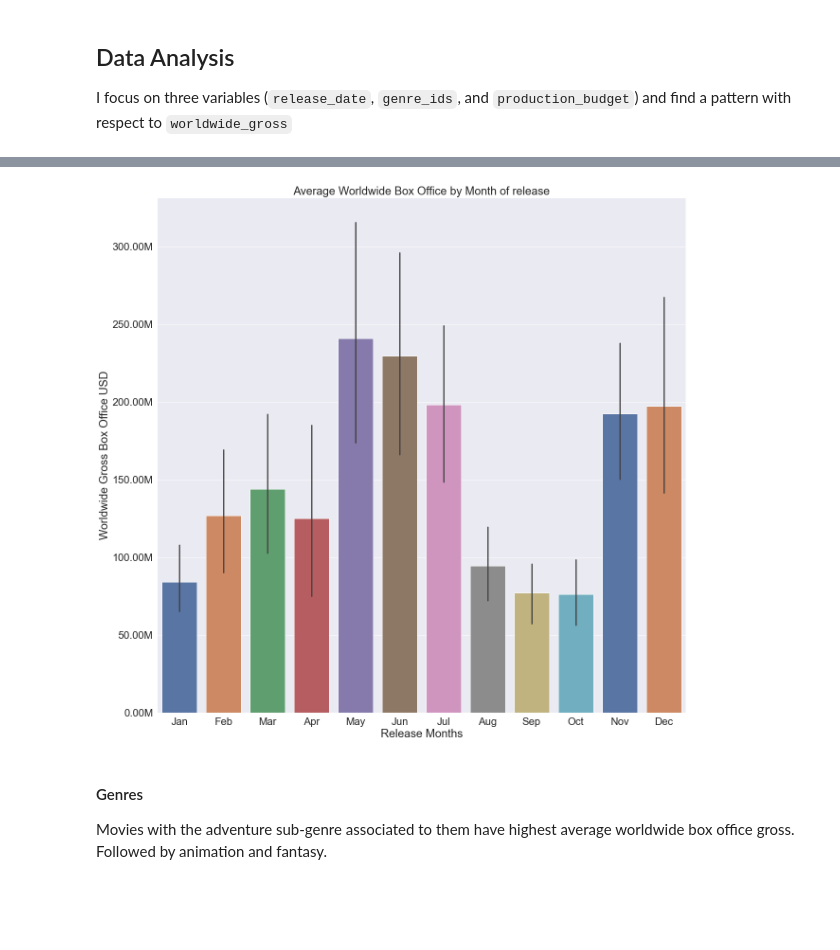
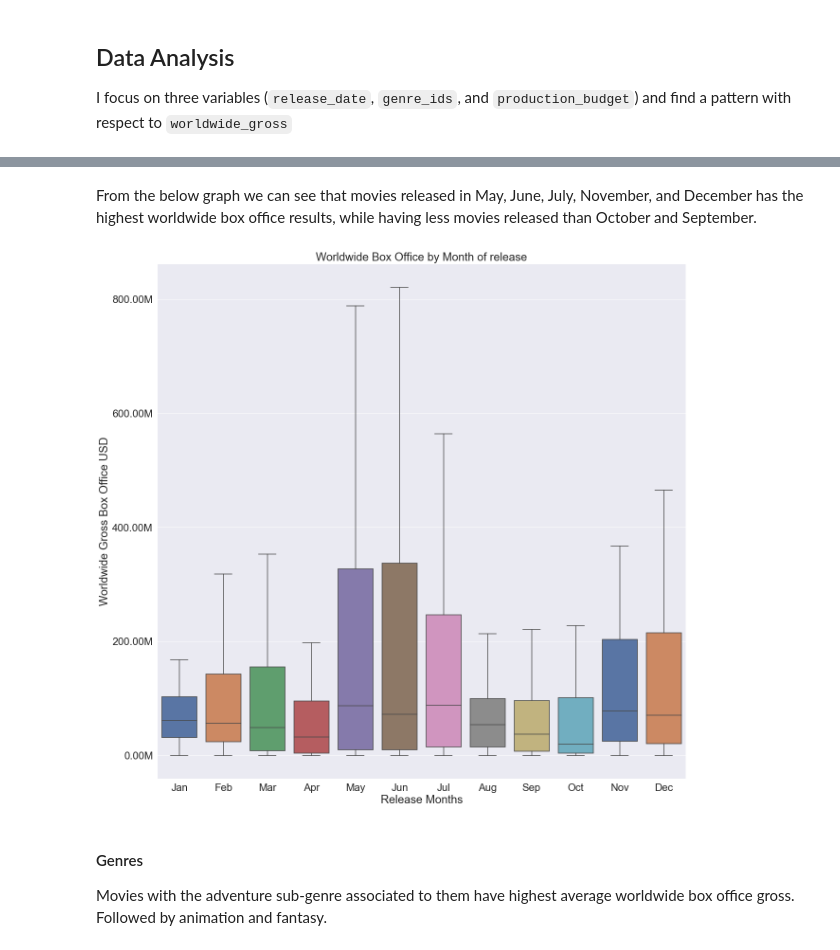
Before and after one commit to whyyoutoo/Microsoft-Movie_analysis-Project, a Jupyter notebook: dsc-phase1-project-template.ipynb, the cells around one changed output, grey strips where cells are left out. Saved outputs shown, nothing was run; the diff lists cells and outputs as text; code cells hidden in the pictures; blank space fills up the shorter version.

```diff
--- a/dsc-phase1-project-template.ipynb
+++ b/dsc-phase1-project-template.ipynb
@@ -106,12 +210,7 @@ For both datasets, I check for any duplicates and drop them if found. Unnecessar
 # %%
 # Drop uneccessary columns
 numdf = numdf.drop(columns = ['id', 'domestic_gross'])
+tmdf = tmdf.drop(columns = ['Unnamed: 0', 'original_language', 'title', 'popularity', 'vote_average' 'vote_count'])
-# %%
-# Drop uneccessary columns
-tmdf = tmdf.drop(columns = ['Unnamed: 0', 'original_language', 'title', 'popularity', 'vote_count'])
-
-# Drop duplicates by their unique TMDB ID
-tmdf = tmdf.drop_duplicates(subset = 'id', keep = 'first')
 # %%
 # Rename movie title column to same name
 numdf = numdf.rename(columns = {'movie': 'title'})
@@ -126,4 +225,0 @@ df = numdf.merge(tmdf, on = ['title', 'release_date'])
-# %%
-# Change datatype of worldwide and prodction from string to int
-df['production_budget'] = df['production_budget'].map(lambda x: int(x.strip('$').replace(',','')))
-df['worldwide_gross'] = df['worldwide_gross'].map(lambda x: int(x.strip('$').replace(',','')))
@@ -143,0 +310,8 @@ df['month'] = df['release_date'].dt.strftime('%b')
+# %%
+order_list = ['Jan', 'Feb', 'Mar', 'Apr', 'May', 'Jun', 'Jul', 'Aug', 'Sep', 'Oct', 'Nov', 'Dec']
+sns.set_style('darkgrid')
+sns.set(font_scale = 2)
+plt.figure(figsize = (10,10))
+ax = sns.barplot(x = rm.index, y = rm, order = order_list)
+ax.set_title('Number of movies released by month')
+ax.set(ylabel = 'Count');
@@ -144,16 +320,17 @@ df['month'] = df['release_date'].dt.strftime('%b')
+# %% [markdown]
+From the below graph we can see that movies released in May, June, July, November, and December has the highest worldwide box office results, while having less movies released than October and September.
 # %%
 # Seaborns barplot allows us to plot categorical data and show the mean value of each category.
 order_list = ['Jan', 'Feb', 'Mar', 'Apr', 'May', 'Jun', 'Jul', 'Aug', 'Sep', 'Oct', 'Nov', 'Dec']
 sns.set_style('darkgrid')
 sns.set(font_scale = 2)
 plt.figure(figsize = (20,20))
-ax = sns.barplot(x = 'month', y = 'worldwide_gross', data = df, palette = 'deep', order = order_list)
-ax.set_title('Average Worldwide Box Office by Month of release')
+ax = sns.boxplot(x = 'month', y = 'worldwide_gross', data = df, palette = 'deep', showfliers = False, order = order_list)
+ax.set_title('Worldwide Box Office by Month of release')
 ax.set(xlabel = 'Release Months', ylabel = 'Worldwide Gross Box Office USD')
 ax.yaxis.set_major_formatter(ticker.FuncFormatter(lambda x, pos: '{:,.2f}'.format(x/1000000) + 'M'))
-plt.show()
 # %% [output]
-[figure, old version]
+[figure, new version]
 # %% [markdown]
 #### Genres
 
```
Also changed, not shown: parts of 45 cells of this notebook.
